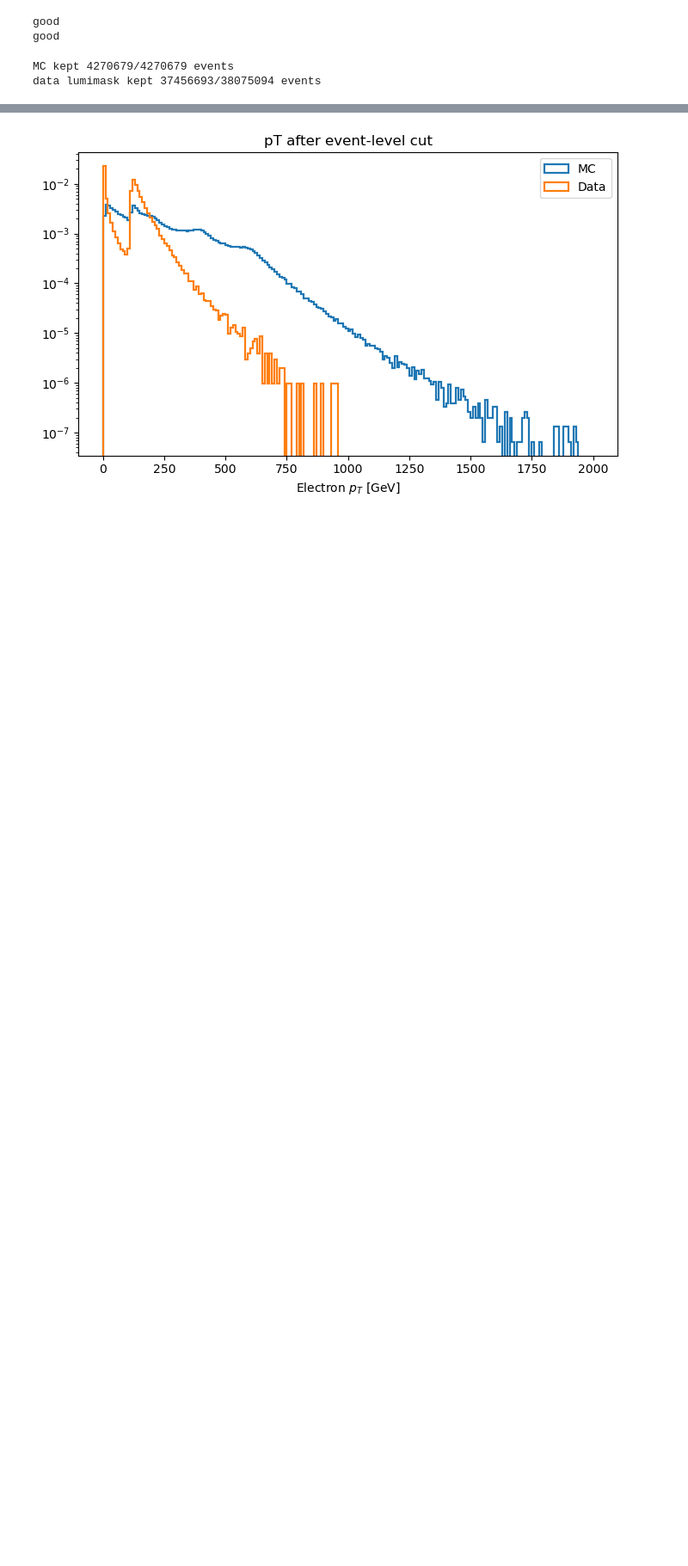
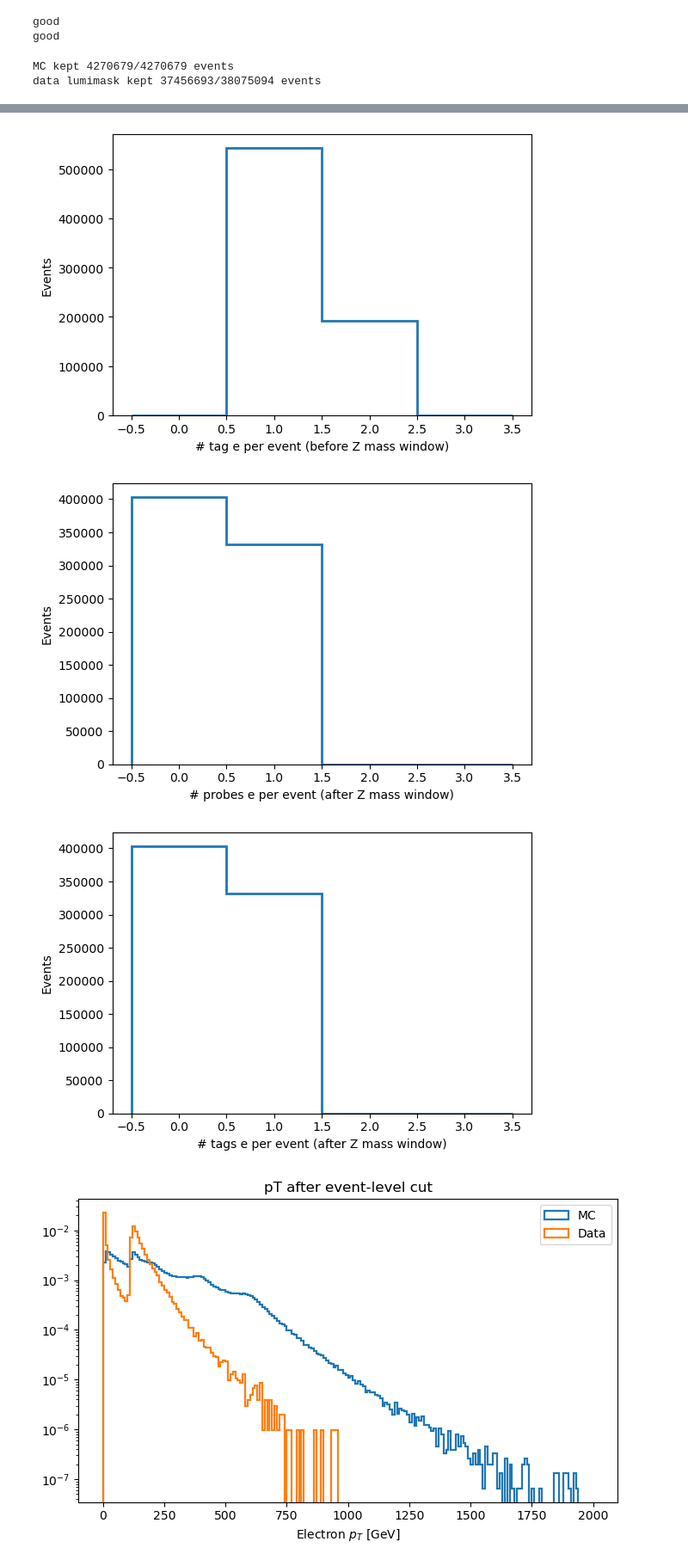
Before and after one commit to XinyiXu03/CMS_Suu_charge_misID, a Jupyter notebook: charge_misID_fraction.ipynb, the cells around one changed output, grey strips where cells are left out. Shown at 86% size. Drawn from its saved outputs; the diff is of its cells as text; code cells hidden in the pictures; blank space fills up the shorter version.

Commit message:
check # tags/probes per events
check and plot # tags/probes before and after the mass window cut

```diff
--- a/charge_misID_fraction.ipynb
+++ b/charge_misID_fraction.ipynb
@@ -345,3 +361,15 @@ print(f"data lumimask kept {n_keep_data}/{n0_data} events")
 # %% [output]
 MC kept 4270679/4270679 events
 data lumimask kept 37456693/38075094 events
+# %%
+# for MC # of tags/probes per events
+ntags_per_event_before = ak.to_numpy(ds_mc["ntags_per_event_before"])
+n_probes_after = ak.to_numpy(ds_mc["n_probes_after"])
+n_tags_after = ak.to_numpy(ds_mc["n_tags_after"])
+print("tags before:", ak.to_numpy(ds_mc["ntags_per_event_before"]))
+print("probes after :", ak.to_numpy(ds_mc["n_probes_after"]))
+print("tags after :", ak.to_numpy(ds_mc["n_tags_after"]))
+
+print("len(tags before)", len(ntags_per_event_before))
+print("len(probes after)", len(n_probes_after))
+print("len(tags after)", len(n_tags_after))
@@ -348,3 +383,41 @@ data lumimask kept 37456693/38075094 events
+# %%
+# for MC # of tags/probes per events plots
+import numpy as np
+import matplotlib.pyplot as plt
+
+bins = np.arange(-0.5, 4.5, 1)
+
+plt.figure(figsize=(6,4))
+plt.hist(ntags_per_event_before, bins=bins, histtype="step", linewidth=2)
+plt.xlabel("# tag e per event (before Z mass window)")
+plt.ylabel("Events")
+plt.tight_layout()
+plt.show()
+
+
+
+bins = np.arange(-0.5, 4.5, 1)
+
+plt.figure(figsize=(6,4))
+plt.hist(n_probes_after, bins=bins, histtype="step", linewidth=2)
+plt.xlabel("# probes e per event (after Z mass window)")
+plt.ylabel("Events")
+plt.tight_layout()
+plt.show()
+
+
+bins = np.arange(-0.5, 4.5, 1)
+
+plt.figure(figsize=(6,4))
+plt.hist(n_tags_after, bins=bins, histtype="step", linewidth=2)
+plt.xlabel("# tags e per event (after Z mass window)")
+plt.ylabel("Events")
+plt.tight_layout()
+plt.show()
+# %% [output]
+[figure, added]
+[figure, added]
+[figure, added]
 # %%
 '''
 1st plot:
```
Also changed, not shown: parts of 5 cells of this notebook.
